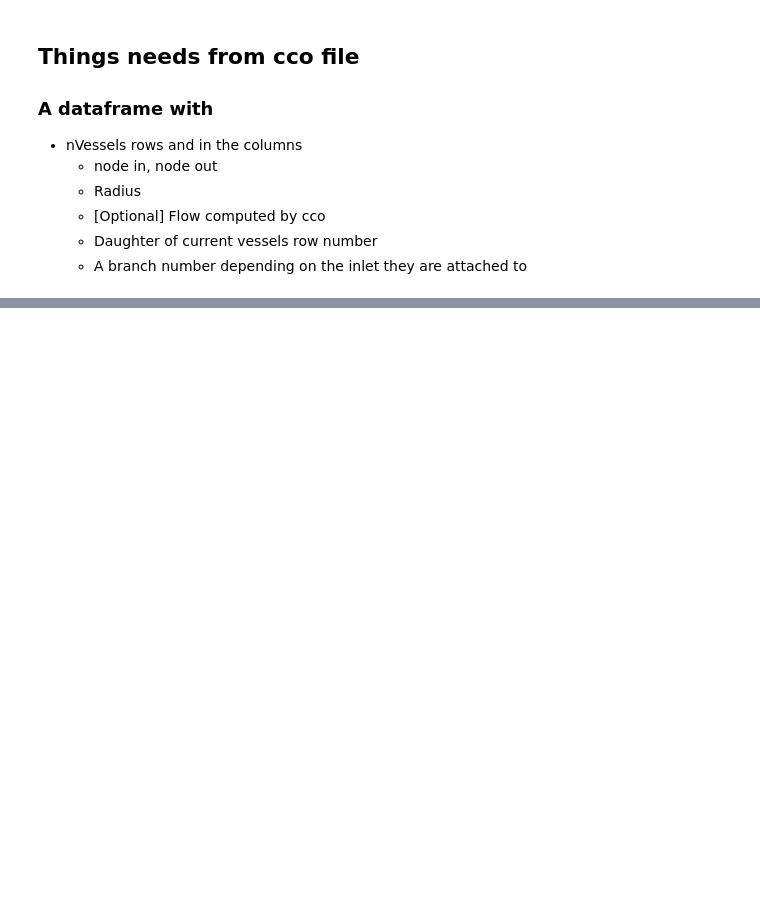
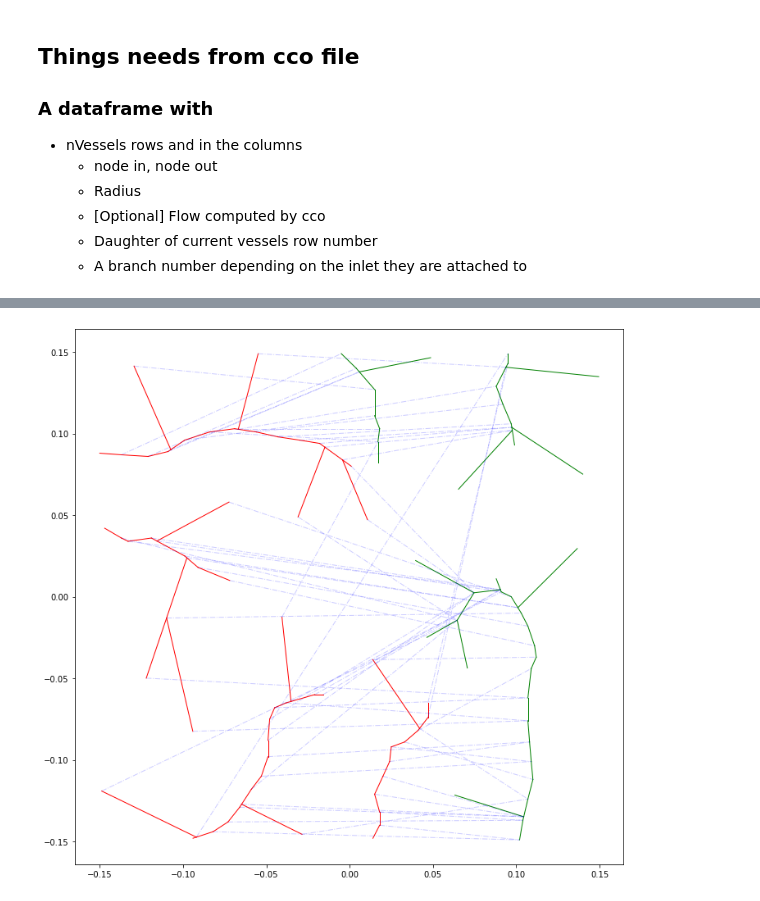
Before and after one commit to remihndz/Virtual-Angiogenesis, a Jupyter notebook: Post-Processing/InFlightWork/AV-tree.ipynb, the cells around one changed output, grey strips where cells are left out. Saved outputs shown, nothing was run; the diff lists cells and outputs as text; code cells hidden in the pictures; blank space fills up the shorter version.

```diff
--- a/Post-Processing/InFlightWork/AV-tree.ipynb
+++ b/Post-Processing/InFlightWork/AV-tree.ipynb
@@ -193,0 +202,16 @@ print(C.shape, 'Too many segments for too few nodes. Must have wrote over existi
+# %%
+fig = plt.figure(figsize=(12,12))
+
+for i, row in df.iterrows():
+    xDist, xProx = row.xDist, row.xProx
+    x,y = [xProx[0], xDist[0]], [xProx[1], xDist[1]]
+    color, alpha = '-.b', 0.2
+    if row.Arteriole:
+        color, alpha = 'r', 1
+    elif row.Arteriole==False:
+        color, alpha = 'g', 1
+    plt.plot(x,y, color, linewidth=1, alpha=alpha)
+
+fig.savefig('PlotOfNetwork.jpg')
+# %% [output]
+[figure, added]
```
Also changed, not shown: parts of 4 cells of this notebook, 1 other file.
